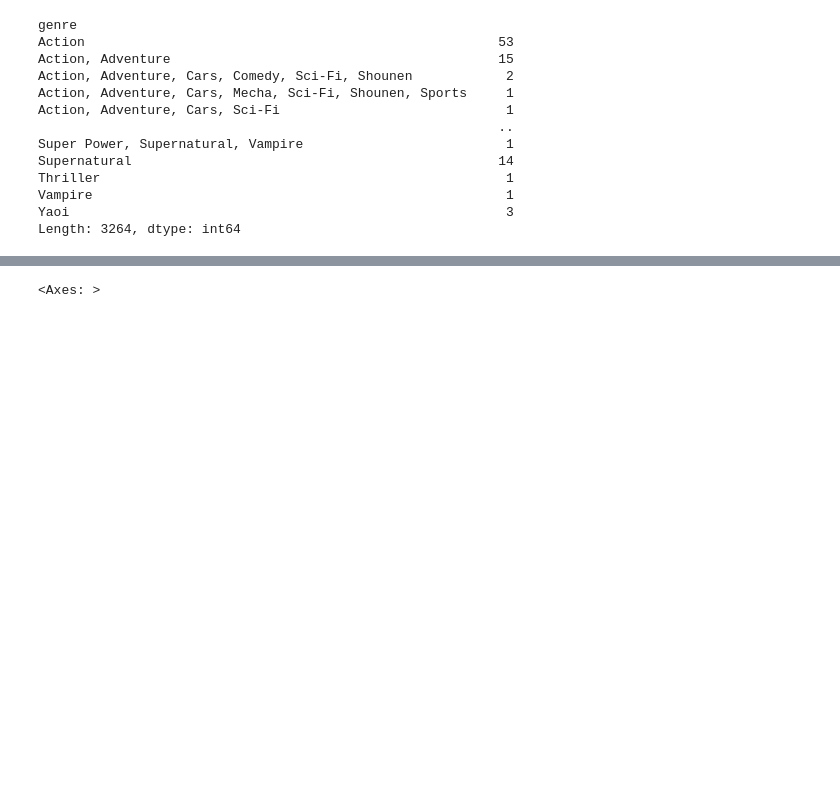
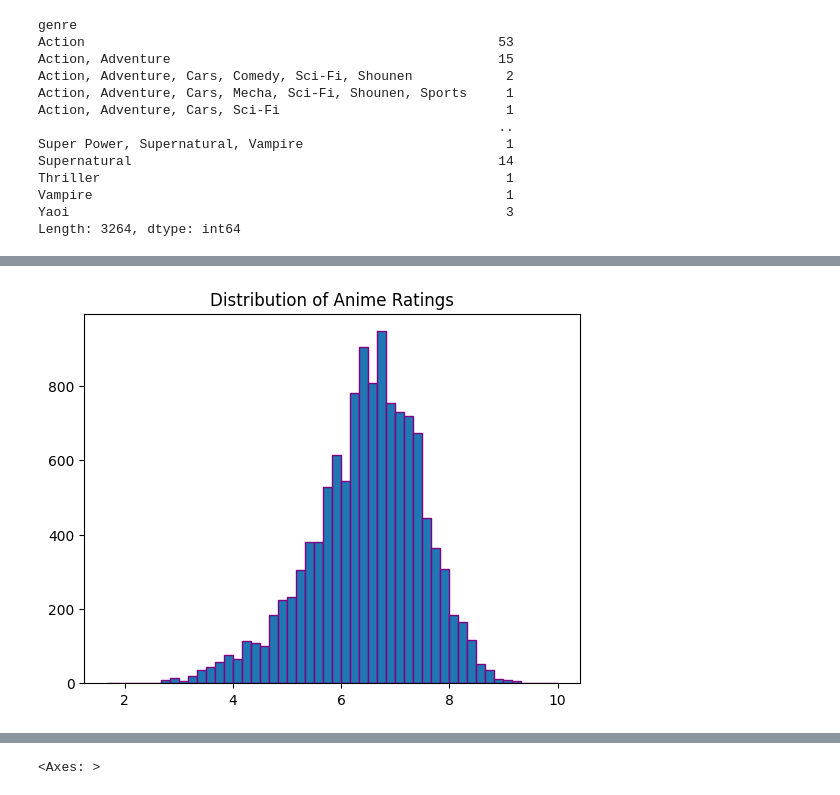
Before and after one commit to kaoutherbensaddek/anime-data-mining, a Jupyter notebook: notebooks/01_eda.ipynb, the cells around one changed output, grey strips where cells are left out. Drawn from its saved outputs; the diff is of its cells as text; code cells hidden in the pictures; blank space fills up the shorter version.

Commit message:
feat: add visualization to EDA notebook

```diff
--- a/notebooks/01_eda.ipynb
+++ b/notebooks/01_eda.ipynb
@@ -154,0 +170,6 @@ Length: 3264, dtype: int64
+# %%
+plt.hist(anime_df['rating'] , bins= 50 , edgecolor='purple')
+plt.title('Distribution of Anime Ratings')
+plt.show()
+# %% [output]
+[figure, added]
```
Also changed, not shown: parts of 7 cells of this notebook, 1 other file.
